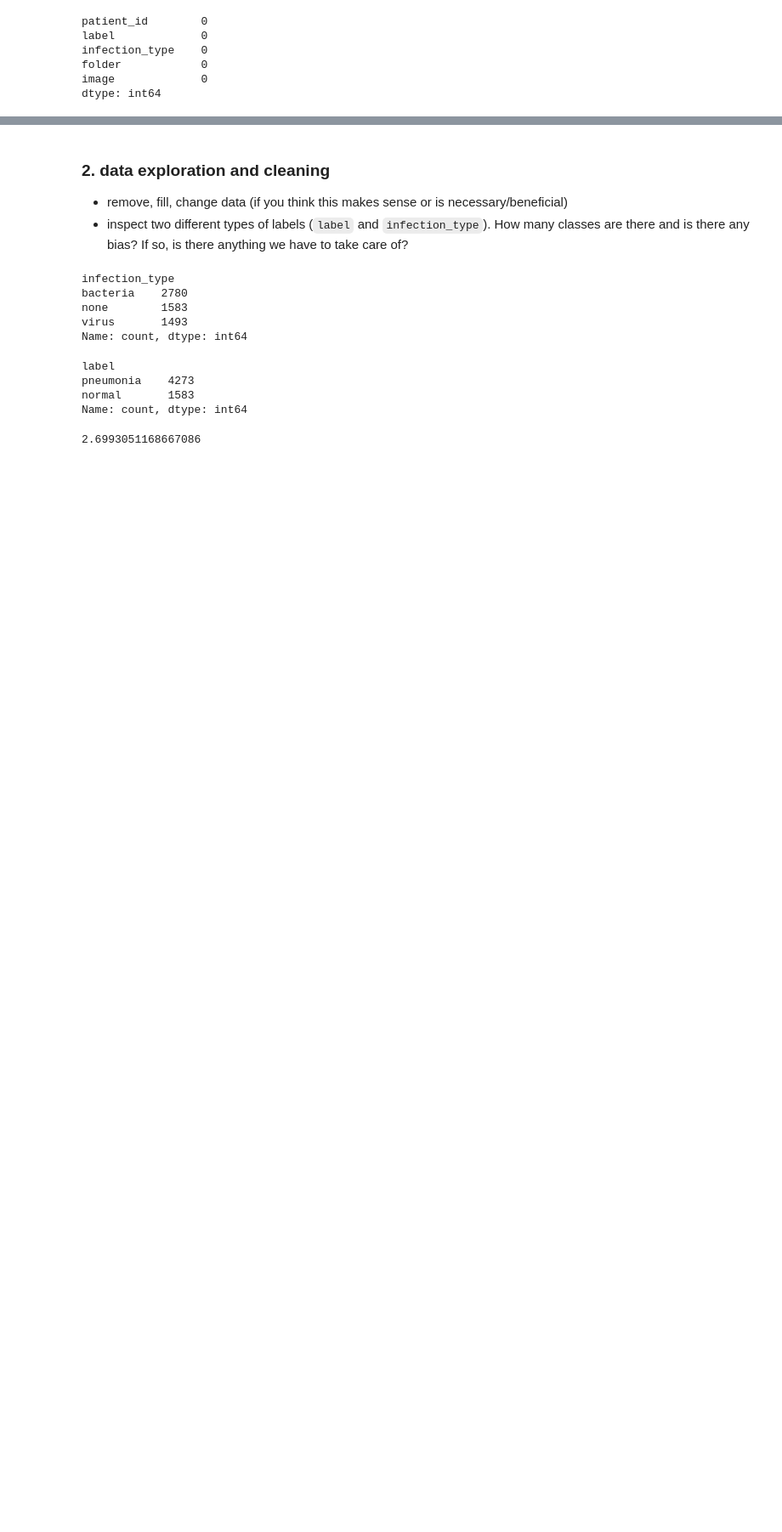
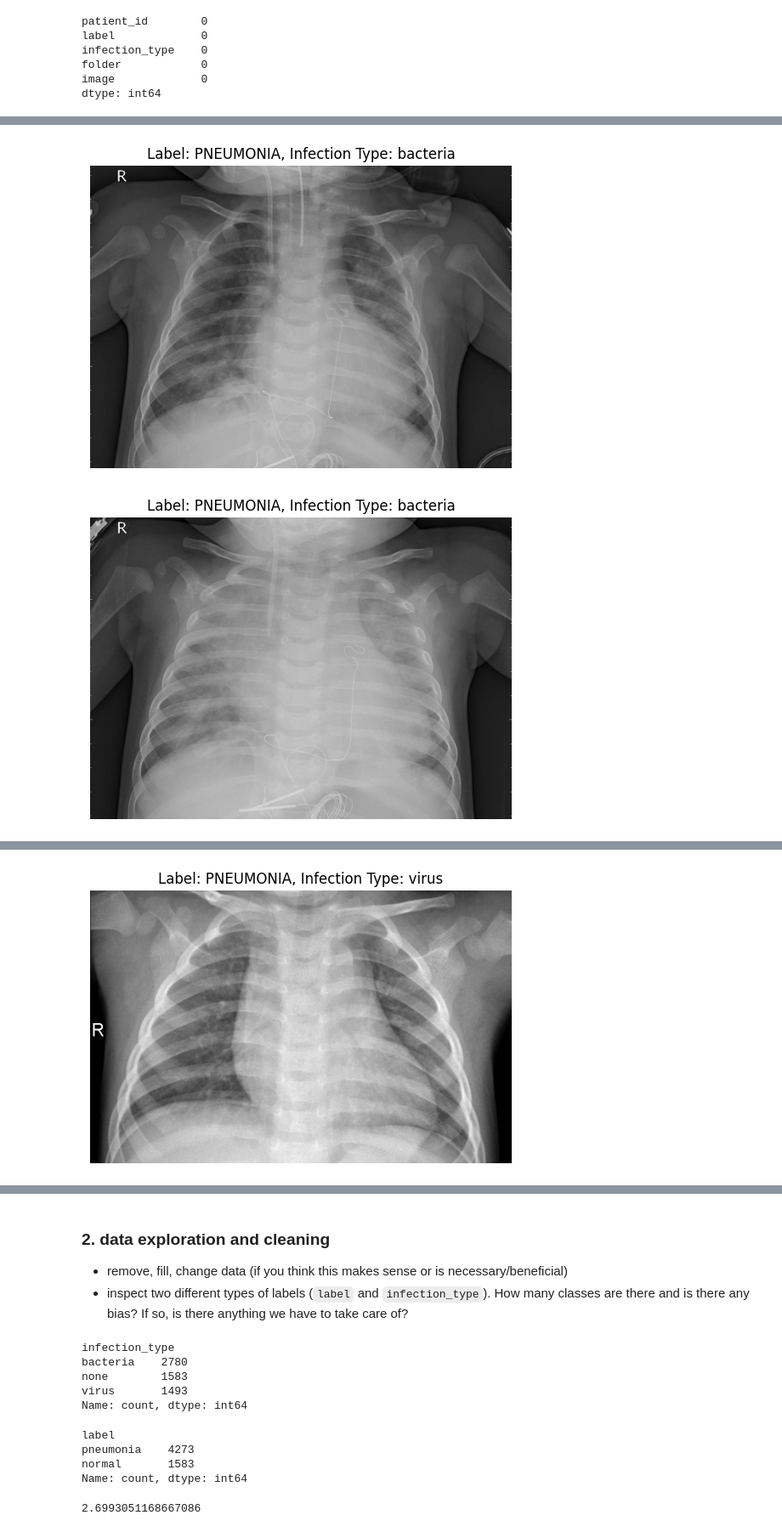
Before and after one commit to Knerten0815/ai_for_smart_health, a Jupyter notebook: Portfolio/ai_smart_health_portfolio_02_pneumonia_prediction.ipynb, the cells around one changed output, grey strips where cells are left out. Shown at 85% size. Cells and saved outputs as stored; diff of their text form; code cells hidden in the pictures; blank space fills up the shorter version.

```diff
--- a/Portfolio/ai_smart_health_portfolio_02_pneumonia_prediction.ipynb
+++ b/Portfolio/ai_smart_health_portfolio_02_pneumonia_prediction.ipynb
@@ -75,0 +94,28 @@ Luckily there are no null values in our data and we can use it without deleting
+# %%
+from PIL import Image
+
+target_patient_id = 'person448'
+
+# only rows concerning the selected patient
+target_rows = metadata[metadata['patient_id'] == target_patient_id]
+target_rows
+
+# plot the selected target_patient_id with the label
+
+# Iterate over each row and plot the images with label
+for i, row in target_rows.iterrows():
+    image_path = path + '/' + row['folder'] + '/' + row['image']
+    image = Image.open(image_path)
+
+    # Get the label of the image
+    folder_label = row['folder']
+    infection_label = row['infection_type']
+
+    # Plot the image with labels
+    plt.imshow(image, cmap='gray')
+    plt.title(f"Label: {folder_label}, Infection Type: {infection_label}")
+    plt.axis('off')
+    plt.show()
+# %% [output]
+[figure, added]
+[figure, added]
@@ -75,0 +125 @@ Luckily there are no null values in our data and we can use it without deleting
+[figure, added]
```
Also changed, not shown: parts of 61 cells of this notebook, 4 other files.
